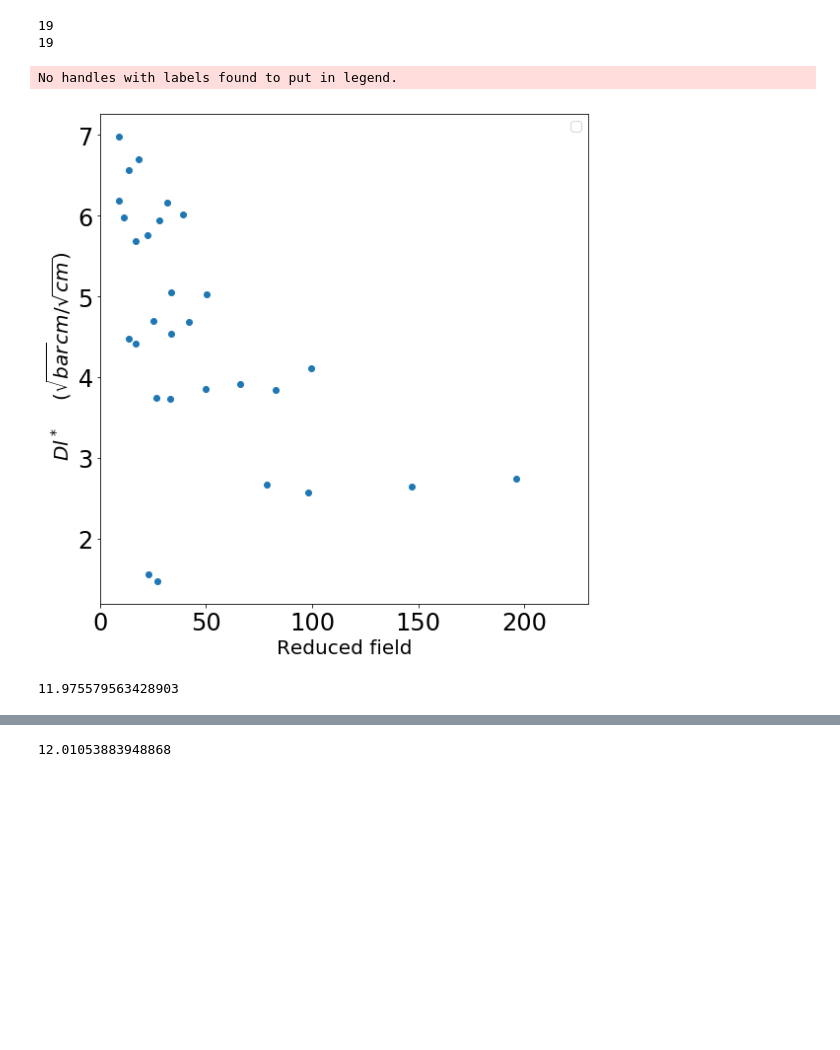
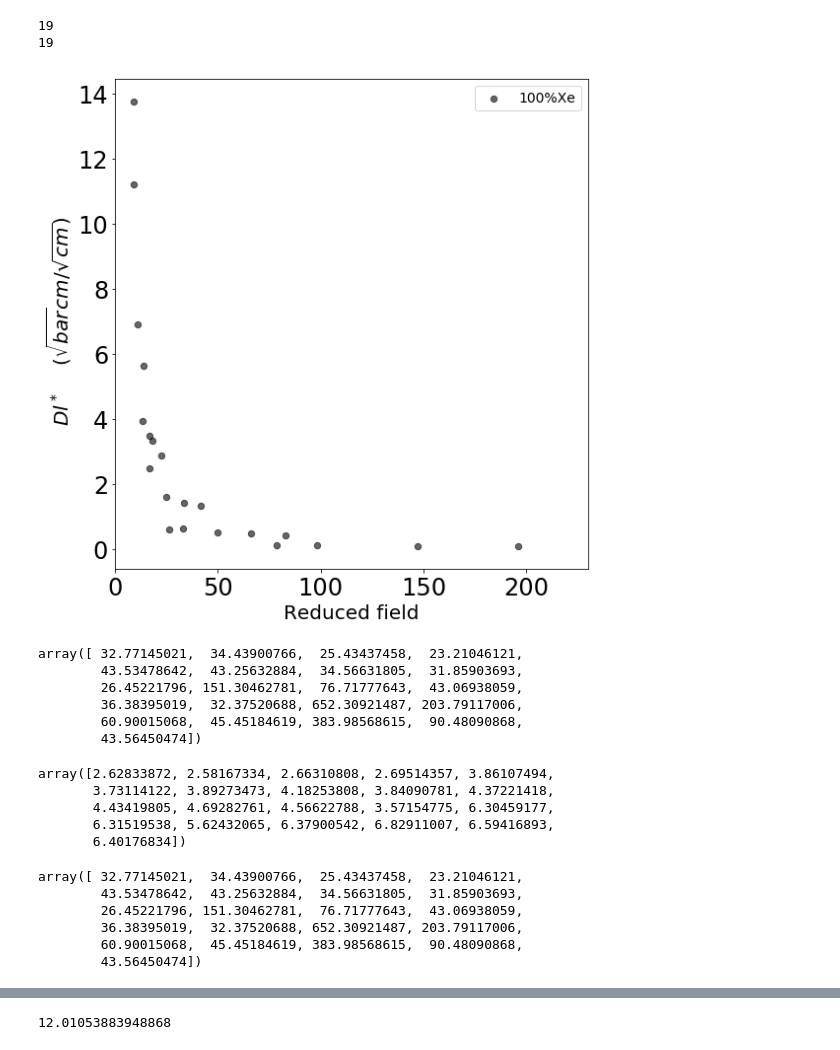
Before and after one commit to AustinMcDonald/Python, a Jupyter notebook: Electron-XeAr/waveform-fitting-V5-Corections-v2.ipynb, the cells around one changed output, grey strips where cells are left out. Drawn from its saved outputs; the diff is of its cells as text; code cells hidden in the pictures; blank space fills up the shorter version.

```diff
--- a/Electron-XeAr/waveform-fitting-V5-Corections-v2.ipynb
+++ b/Electron-XeAr/waveform-fitting-V5-Corections-v2.ipynb
@@ -186,7 +186,7 @@ def FITTER_ANOD(x,y):
 def gaus(x,x0,sigma,a,c):
     return a*np.exp(-(x-x0)**2/(2*sigma**2))+c
 # %%
-PATH = '/Users/austinmcdonald/Desktop/XeAr/Data-3/'
+PATH = '/Users/austinmcdonald/Desktop/XeAr/Data/'
 #PATH = '/Users/austinmcdonald/Desktop/XeAr/Data/'
 
 folders = glob.glob(PATH+"*/")
@@ -310,7 +310,7 @@ def Dl(Redu, sigma, time):
     return  Re, D
 
 def DlP(Redu, sigma, time,pre):
-    D  = sigma/(2*time)#*pre
+    D  = sigma/(2*time)*pre*np.sqrt(pre)
     sort_index = np.argsort(Redu)
     Re = Redu[sort_index]
     D  = D[sort_index]
@@ -343,6 +343,19 @@ def DlSP(Redu, sigma, time,pre):
     D  = D[sort_index]
     return  Re, D
 
+
+def DlSstarP(Redu, sigma, time, pre):
+    d = 15.12
+    d = 13.49
+    D = sigma/(2*time) # Dl slash
+    D = 2.*D/(d/(time*1e-6))
+    D = np.sqrt(D)*np.sqrt(pre)
+    sort_index = np.argsort(Redu)
+    Re = Redu[sort_index]
+    D  = D[sort_index]
+    return  Re, D
+
+
 def Vel(Redu, time):
     d = 151.2
     D = d/time
@@ -404,57 +417,83 @@ for q in [6]:
     Y = np.sqrt(2*Y/VVd)#*np.sqrt(PRE[q])#*np.sqrt(273/296)
 
     mark = Mark(REDU[q],PRE[q])
-    X,Y = DlS(REDU[q],sig,Dt)
-    #X,Y = Dl(REDU[q],sig,Dt)
+    #X,Y = DlS(REDU[q],sig,Dt)
+    X,Y = Dl(REDU[q],sig,Dt)
+
     X,Y = DlP(REDU[q],sig,Dt,PRE[q])
     #X,Y = DlSP(REDU[q],sig,Dt,PRE[q])
-    X,V = Vel(REDU[q],Dt)
+    #X,V = Vel(REDU[q],Dt)
+    sig = ((ANODE[q][:,1]*1e6))**2 -((GOLDD[q][:,1]*1e6))**2
+    ww = (sig*PRE[q])#np.sqrt(sig*PRE[q])
+    #plt.scatter(REDU[q],ww,label=lab,s=40,color=color,alpha=0.6)
 
-    X,Y = DlSstar(REDU[q],sig,Dt,PRE[q])
+    #X,Y = DlSstar(REDU[q],sig,Dt,PRE[q])
+    #X,Y = DlSstarP(REDU[q],sig,Dt,PRE[q])
     #X,Y = DlSstar(REDU[q],sig,Dt,1)
     lab = PERCT[q]+'%Xe'
     color = COL[q]
-    sig = ((GOLDD[q][:,1]*1e6))**2
-    plt.scatter(REDU[q],sig)
+    #plt.scatter(REDU[q],sig)
     #plt.scatter(REDU[q],np.sqrt(PRE[q])/PRE[q])
-    #plt.scatter(X,Y,label=lab,s=10,color=color,alpha=0.6)
+    #X = REDU[q]
+    #Y = (np.sqrt(sig))*np.sqrt(PRE[q])*np.sqrt(14)
+    plt.scatter(X,Y,label=lab,s=40,color=color,alpha=0.6)
+
     #sig = ((ANODE[q][:,1]*1e6))**2
     #X,Y = DlSstar(REDU[q],sig,Dt,PRE[q])
     #plt.scatter(X,Y,label=lab,s=30,color='r',alpha=0.6)
 
     #plt.errorbar(X,Y/2,xerr=0,yerr=Y/2*0.1,ecolor=color,fmt='D', capthick=1,markersize=0)
 
     #for x, y, m in zip(X, Y, mark):
     #    plt.scatter(x, y, alpha=0.6,marker=m,color=color,s=60)
 
 #plt.scatter(nextDX,2*nextDY/1e4,color='lime')
 #plt.errorbar(nextDX,nextDY/1e4,xerr=0,yerr=0.01,ecolor='lime',color='lime',fmt='D', capthick=1,label='NEXT data')
 
 #plt.semilogx()
 #plt.loglog()
 #plt.ylim(3e4,5e5)
 #plt.ylim(3e6,5e7)
-#plt.ylim(0,3000)
-#plt.ylim(0.0,0.15)
+#plt.ylim(0,50)
+#plt.ylim(0.0,0.005)
 #plt.ylim(0.025,0.225)
-
+#plt.ylim(0,0.5)
 plt.xlim(0,230)
 plt.legend(loc='upper right',fontsize=14,ncol=3)
 plt.xticks(fontsize=24)
 plt.yticks(fontsize=24)
 plt.xlabel("Reduced field",fontsize=20)
 #plt.ylabel(r" Dl   ($\sqrt{bar} \mu m / \sqrt{cm}$)",fontsize=20)
 plt.ylabel(r" $Dl^*$    ($\sqrt{bar} cm / \sqrt{cm}$)",fontsize=20)
 plt.tight_layout()
 #plt.savefig("/Users/austinmcdonald/Desktop/DslashSTARBAR"+".png")
 plt.show()
 # %% [output]
-No handles with labels found to put in legend.
-[figure, old version]
+[figure, new version]
 # %%
-    sig = ((ANODE[q][:,1]*1e6))**2 -((GOLDD[q][:,1]*1e6))**2
+((ANODE[q][:,1]*1e6))**2
+# %% [output]
+array([ 32.77145021,  34.43900766,  25.43437458,  23.21046121,
+        43.53478642,  43.25632884,  34.56631805,  31.85903693,
+        26.45221796, 151.30462781,  76.71777643,  43.06938059,
+        36.38395019,  32.37520688, 652.30921487, 203.79117006,
+        60.90015068,  45.45184619, 383.98568615,  90.48090868,
+        43.56450474])
+# %%
+((GOLDD[q][:,1]*1e6))**2
+# %% [output]
+array([2.62833872, 2.58167334, 2.66310808, 2.69514357, 3.86107494,
+       3.73114122, 3.89273473, 4.18253808, 3.84090781, 4.37221418,
+       4.43419805, 4.69282761, 4.56622788, 3.57154775, 6.30459177,
+       6.31519538, 5.62432065, 6.37900542, 6.82911007, 6.59416893,
+       6.40176834])
 # %%
-np.mean((ANODE[0][:,1]*1e6)**2)
+(ANODE[q][:,1]*1e6)**2
 # %% [output]
-11.975579563428903
+array([ 32.77145021,  34.43900766,  25.43437458,  23.21046121,
+        43.53478642,  43.25632884,  34.56631805,  31.85903693,
+        26.45221796, 151.30462781,  76.71777643,  43.06938059,
+        36.38395019,  32.37520688, 652.30921487, 203.79117006,
+        60.90015068,  45.45184619, 383.98568615,  90.48090868,
+        43.56450474])
 # %%
```
Also changed, not shown: parts of 17 cells of this notebook, 10 other files.
